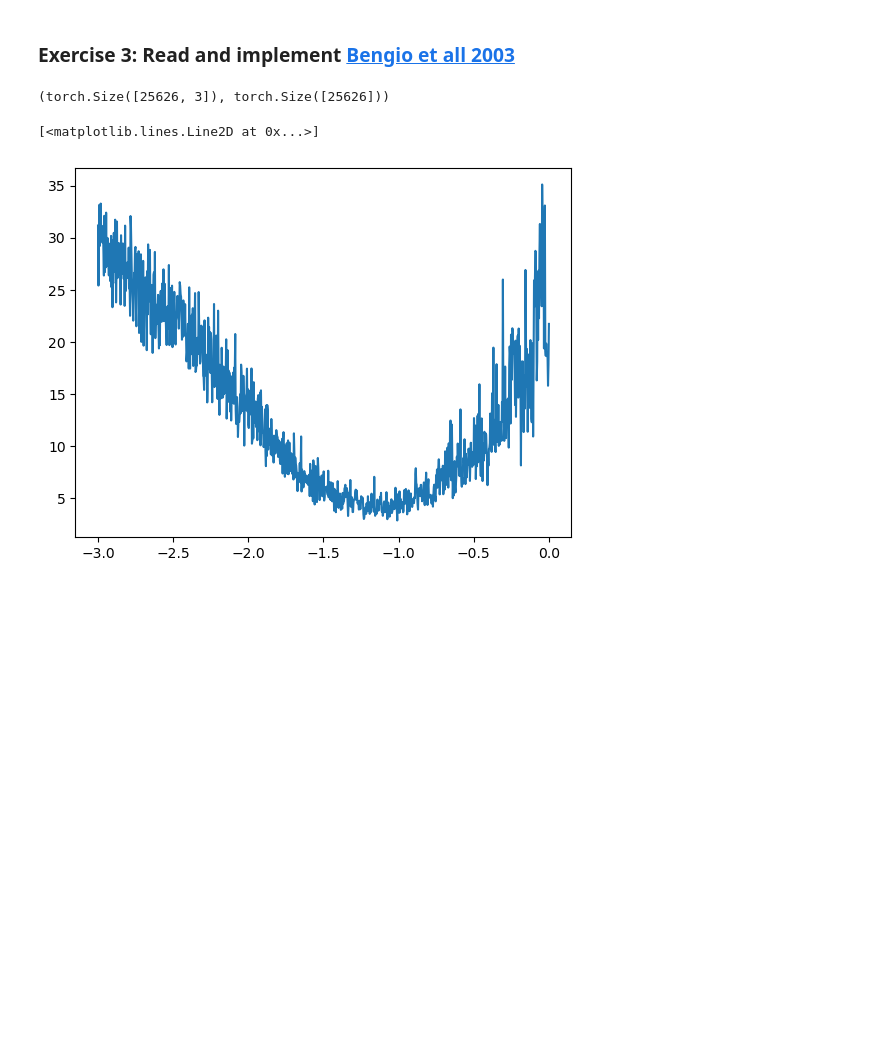
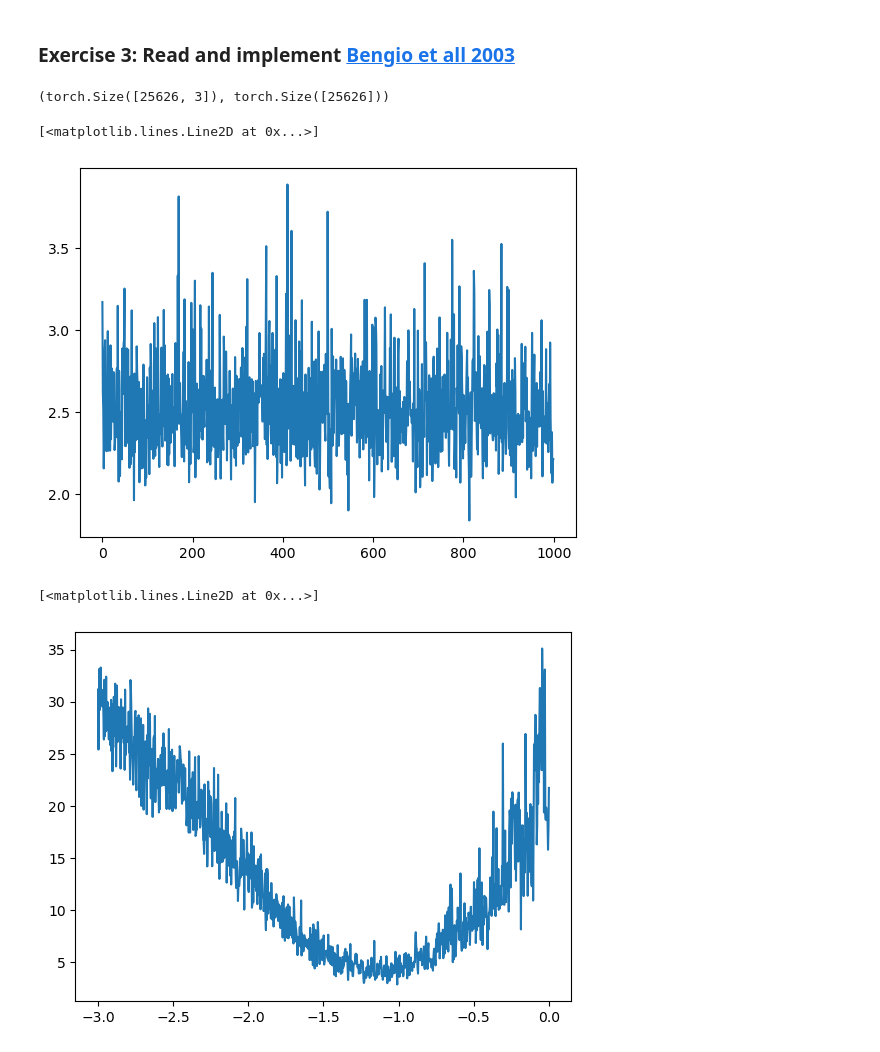
Before and after one commit to kamal-tanwar/makemore, a Jupyter notebook: mlp-exercise.ipynb, the cells around one changed output. Drawn from its saved outputs; the diff is of its cells as text; code cells hidden in the pictures; blank space fills up the shorter version.

```diff
--- a/mlp-exercise.ipynb
+++ b/mlp-exercise.ipynb
@@ -385,9 +385,15 @@ for i in range(1000):
 
     loss.backward()
 
-    lr = lrs[i]
+    # lr = lrs[i]
+    lr = 0.0001
     for p in parameters:
         p.data += -lr*p.grad
+# %%
+plt.plot(train_loss)
+# %% [output]
+[<matplotlib.lines.Line2D at 0x...>]
+[figure, added]
 # %%
 plt.plot(lre, train_loss)
 # %% [output]
```
Also changed, not shown: parts of 1 cell of this notebook.
